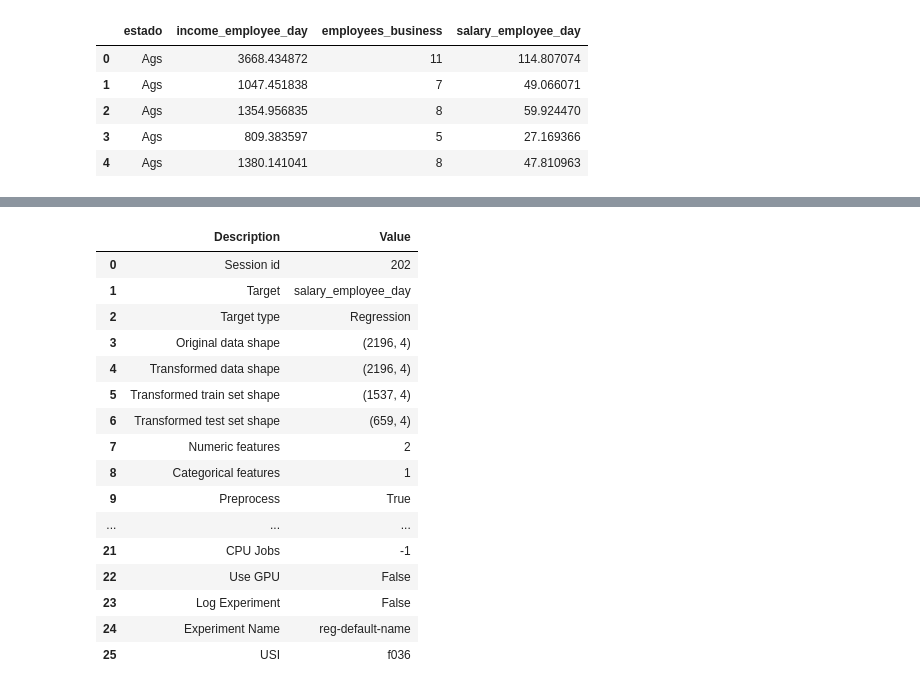
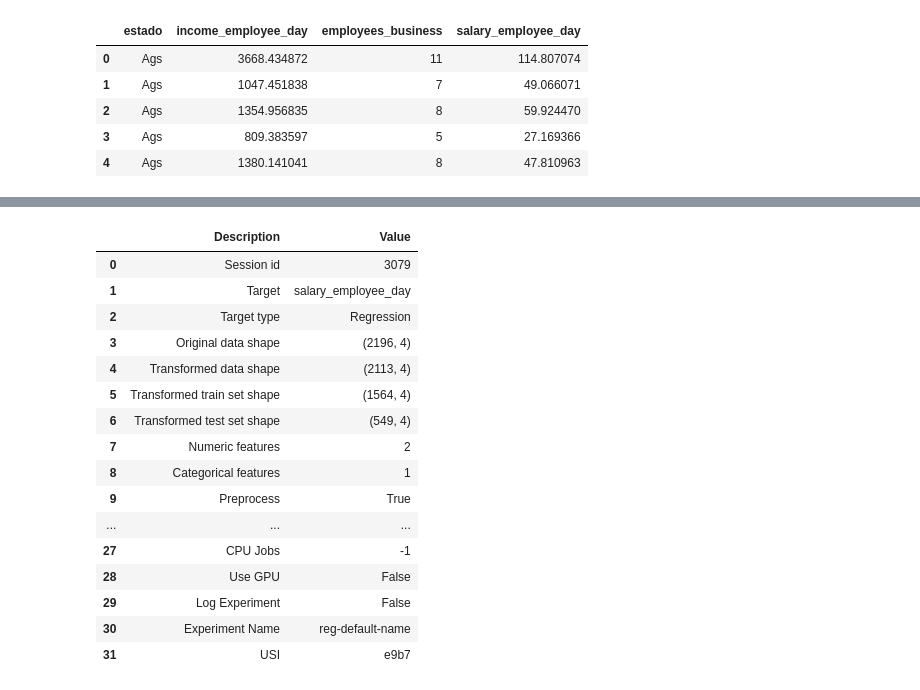
Before and after one commit to di-factory/democlient-sklearn-mxretailsalary1, a Jupyter notebook: notebooks/user_name.MLProfiling.Correlation.ipynb, the cells around one changed output, grey strips where cells are left out. Cells and saved outputs as stored; diff of their text form; code cells hidden in the pictures.

```diff
--- a/notebooks/user_name.MLProfiling.Correlation.ipynb
+++ b/notebooks/user_name.MLProfiling.Correlation.ipynb
@@ -108,31 +135,38 @@ data.head()
 # %%
-
 model_to_find =   setup(data = data, #see above
 #                        log_experiment = True,
 #                        experiment_name = f'{cfg.general_ml.client}-{cfg.general_ml.project}-{cfg.general_ml.experiment}',
 #                        target = cfg.data_fields.label, # get the target label from cfg
                         target='salary_employee_day',
+                        train_size=0.75, #default = 0.7
 #                        session_id=cfg.general_ml.seed, # get the seed from config
 #                        train_size = 1.0-float(cfg.data_pipeline.data_transform_params.percent_valid), #get %valid from cfg
                         transformation=True,
 #                        fix_imbalance = True, #8:2
                         normalize=True,
+                        #normalize_method="minmax",
+                        polynomial_features=True,
+                        polynomial_degree = 5,
+                        max_encoding_ohe =15, #default=25,
+                        remove_multicollinearity=True,
+                        remove_outliers=True,
+                        #outliers_threshold=0.075, #default=0.05
                         )
 # %% [output]
 |  | Description | Value |
-| 0 | Session id | 202 |
+| 0 | Session id | 3079 |
 | 1 | Target | salary_employee_day |
 | 2 | Target type | Regression |
 | 3 | Original data shape | (2196, 4) |
-| 4 | Transformed data shape | (2196, 4) |
-| 5 | Transformed train set shape | (1537, 4) |
-| 6 | Transformed test set shape | (659, 4) |
+| 4 | Transformed data shape | (2113, 4) |
+| 5 | Transformed train set shape | (1564, 4) |
+| 6 | Transformed test set shape | (549, 4) |
 | 7 | Numeric features | 2 |
 | 8 | Categorical features | 1 |
 | 9 | Preprocess | True |
 | ... | ... | ... |
-| 21 | CPU Jobs | -1 |
-| 22 | Use GPU | False |
-| 23 | Log Experiment | False |
-| 24 | Experiment Name | reg-default-name |
-| 25 | USI | f036 |
+| 27 | CPU Jobs | -1 |
+| 28 | Use GPU | False |
+| 29 | Log Experiment | False |
+| 30 | Experiment Name | reg-default-name |
+| 31 | USI | e9b7 |
```
Also changed, not shown: parts of 10 cells of this notebook, 7 other files.
